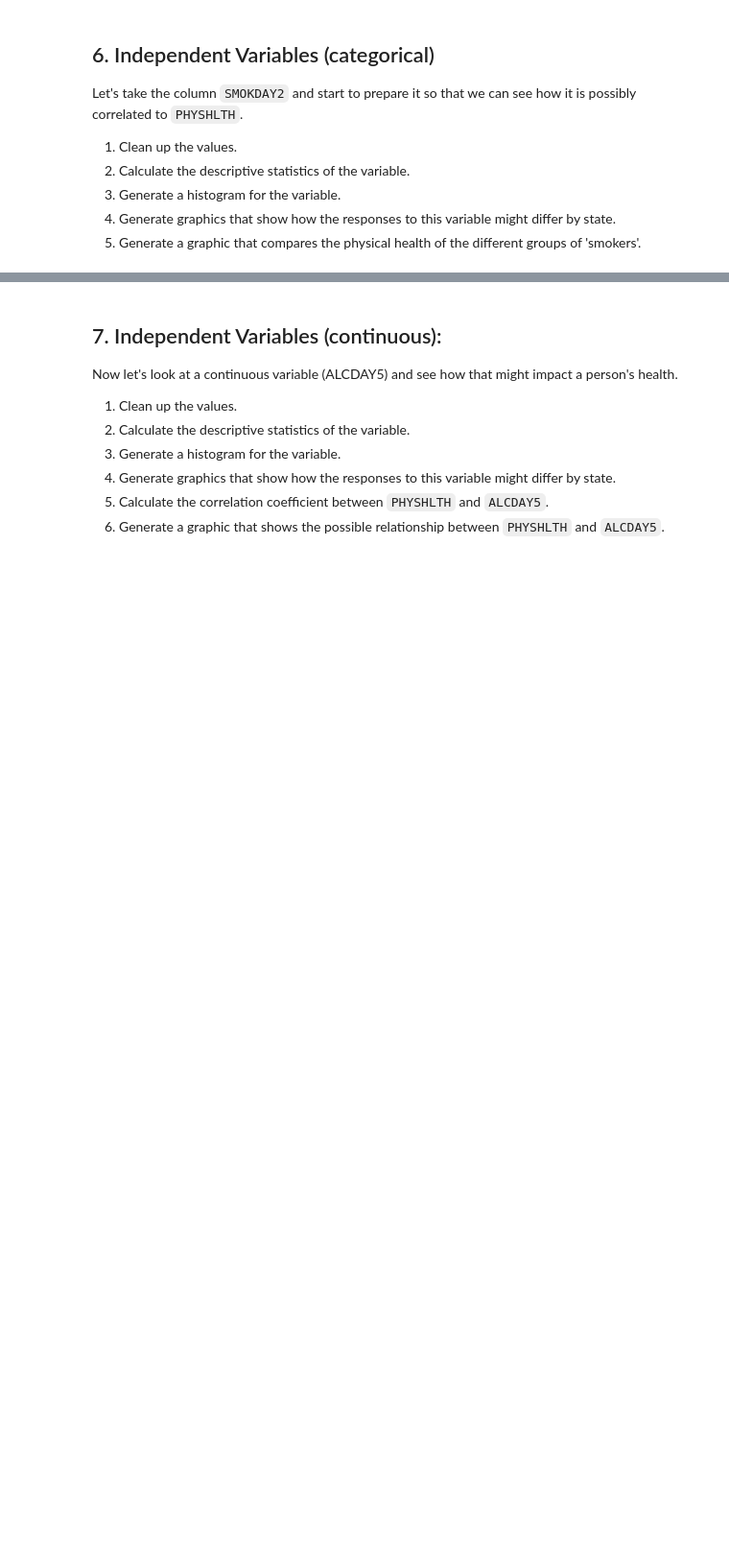
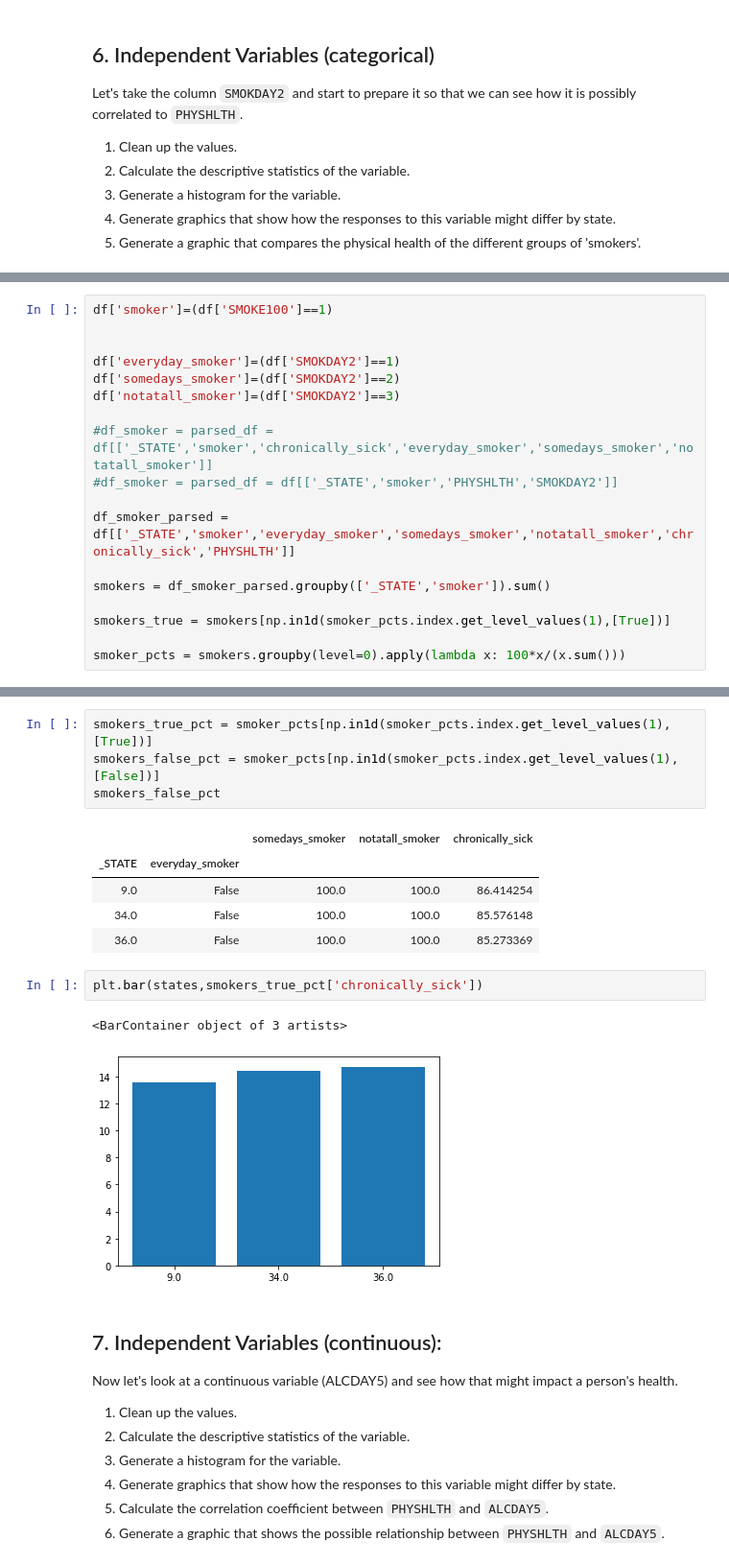
Before and after one commit to schlinkertc/nyc-ds-100719-lectures, a Jupyter notebook: week-2/case_study/Data_Exploration_Applied.ipynb, the cells around one changed output, grey strips where cells are left out. Shown at 96% size. Saved outputs shown, nothing was run; the diff lists cells and outputs as text; blank space fills up the shorter version.

```diff
--- a/week-2/case_study/Data_Exploration_Applied.ipynb
+++ b/week-2/case_study/Data_Exploration_Applied.ipynb
@@ -217,0 +229,18 @@ df['everyday_smoker']=(df['SMOKDAY2']==1)
+# %%
+df['smoker']=(df['SMOKE100']==1)
+
+
+df['everyday_smoker']=(df['SMOKDAY2']==1)
+df['somedays_smoker']=(df['SMOKDAY2']==2)
+df['notatall_smoker']=(df['SMOKDAY2']==3)
+
+#df_smoker = parsed_df = df[['_STATE','smoker','chronically_sick','everyday_smoker','somedays_smoker','notatall_smoker']]
+#df_smoker = parsed_df = df[['_STATE','smoker','PHYSHLTH','SMOKDAY2']]
+
+df_smoker_parsed = df[['_STATE','smoker','everyday_smoker','somedays_smoker','notatall_smoker','chronically_sick','PHYSHLTH']]
+
+smokers = df_smoker_parsed.groupby(['_STATE','smoker']).sum()
+
+smokers_true = smokers[np.in1d(smoker_pcts.index.get_level_values(1),[True])]
+
+smoker_pcts = smokers.groupby(level=0).apply(lambda x: 100*x/(x.sum()))
@@ -218,3 +300,18 @@ df['everyday_smoker']=(df['SMOKDAY2']==1)
+# %%
+smokers_true_pct = smoker_pcts[np.in1d(smoker_pcts.index.get_level_values(1),[True])]
+smokers_false_pct = smoker_pcts[np.in1d(smoker_pcts.index.get_level_values(1),[False])]
+smokers_false_pct
+# %% [output]
+|  |  | somedays_smoker | notatall_smoker | chronically_sick |
+| _STATE | everyday_smoker |  |  |  |
+| 9.0 | False | 100.0 | 100.0 | 86.414254 |
+| 34.0 | False | 100.0 | 100.0 | 85.576148 |
+| 36.0 | False | 100.0 | 100.0 | 85.273369 |
+# %%
+plt.bar(states,smokers_true_pct['chronically_sick'])
+# %% [output]
+<BarContainer object of 3 artists>
+[figure, added]
 # %% [markdown]
 ## 7. Independent Variables (continuous):
 
```
Also changed, not shown: parts of 5 cells of this notebook.
